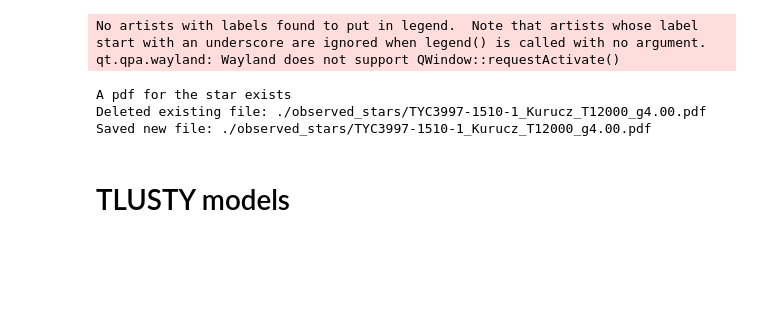
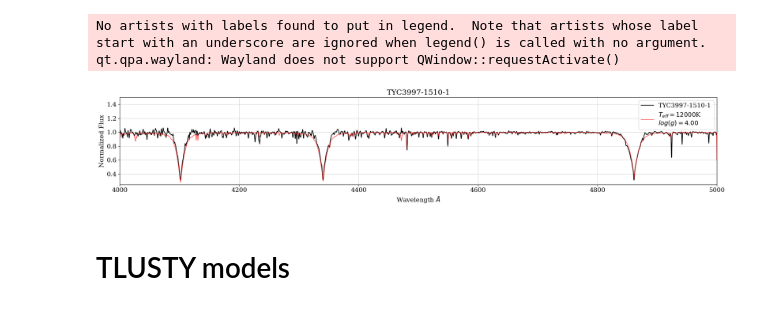
Before and after one commit to surodeep26/SpecFit, a Jupyter notebook: spectrav3.ipynb, the cells around one changed output. Cells and saved outputs as stored; diff of their text form; code cells hidden in the pictures; blank space fills up the shorter version.

```diff
--- a/spectrav3.ipynb
+++ b/spectrav3.ipynb
@@ -12,26 +12,25 @@ No artists with labels found to put in legend.  Note that artists whose label st
 qt.qpa.wayland: Wayland does not support QWindow::requestActivate()
 # %%
 %run spec_functionsv2
-%matplotlib qt
+# %matplotlib qt
 
 starname = 'TYC3997-1510-1'
 
 star          = f'./observed_stars/v{starname}i.fits'
 T_template    = 12000
 logg_template = 4 #350 means logg=3.5
 
 
 temp0 = Spectrum1D.read(star)
 temp1 = Spectrum1D.read(f'./Kuruczall/{T_template}_{logg_template:.5f}.fits')
 plot = plot_spectrum([temp0, temp1],
               [1,2],
               labels=[f'{starname}', rf"$T_{{eff}} = {T_template}$K"+"\n"+rf"$log(g) = {logg_template:.2f}$"],
               xlims=(4000,5000),
-              save=f'{starname}_Kurucz_T{T_template:.0f}_g{logg_template:.2f}')
+            #   save=f'{starname}_Kurucz_T{T_template:.0f}_g{logg_template:.2f}'
+              )
 # %% [output]
-A pdf for the star exists
-Deleted existing file: ./observed_stars/TYC3997-1510-1_Kurucz_T12000_g4.00.pdf
-Saved new file: ./observed_stars/TYC3997-1510-1_Kurucz_T12000_g4.00.pdf
+[figure, added]
 # %% [markdown]
 # TLUSTY models
 # %%
```
Also changed, not shown: 1 other file.
